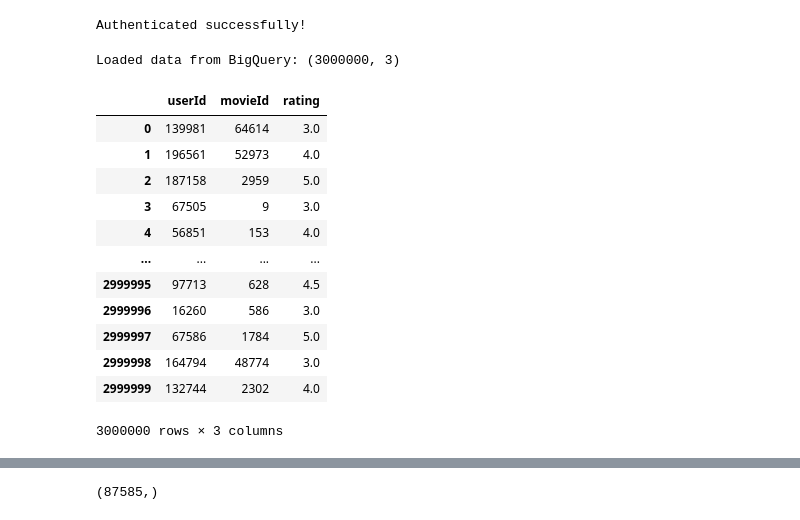
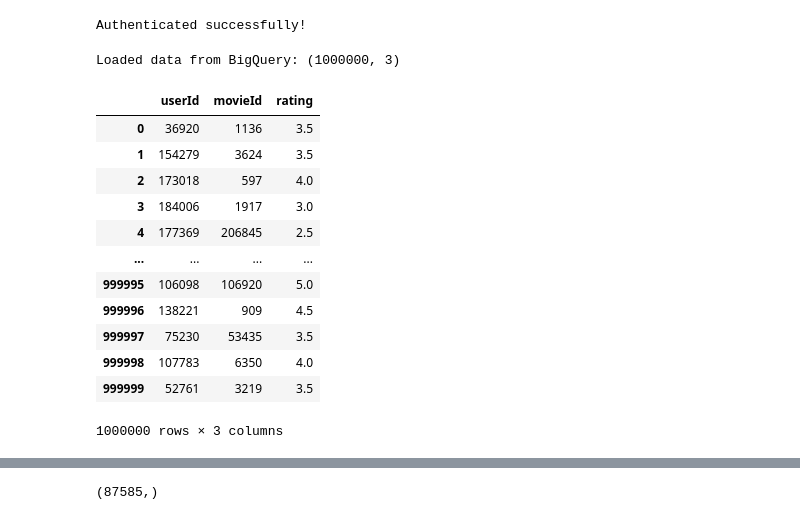
Before and after one commit to oliverramsaygray/film_wizard, a Jupyter notebook: notebooks/SVD_GridSearch_FW_model_v4_ORG.ipynb, the cells around one changed output, grey strips where cells are left out. Cells and saved outputs as stored; diff of their text form; code cells hidden in the pictures.

```diff
--- a/notebooks/SVD_GridSearch_FW_model_v4_ORG.ipynb
+++ b/notebooks/SVD_GridSearch_FW_model_v4_ORG.ipynb
@@ -12,39 +12,39 @@ Authenticated successfully!
 # %%
 from surprise import SVD, Dataset, Reader
 from surprise.model_selection import train_test_split, cross_validate, GridSearchCV
 from surprise.accuracy import rmse
 import pandas as pd
 
 # Define batch size & dataset properties
 BATCH_SIZE = 1_000_000  # 100k rows per batch
 TOTAL_ROWS = 32_000_000  # Approximate total dataset size
 reader = Reader(rating_scale=(0.5, 5))
 
 # Fetch GL ratings data from BigQuery - dataset is basis for SVD calcs
 sample_query = """
 SELECT userId, movieId, rating
 FROM `film-wizard-453315.Grouplens.raw_grouplens_ratings`
 ORDER BY RAND()
-LIMIT 3000000
+LIMIT 1000000
 """
 gl_df = client.query(sample_query).to_dataframe()
 print("Loaded data from BigQuery:", gl_df.shape)
 gl_df
 # %% [output]
-Loaded data from BigQuery: (3000000, 3)
+Loaded data from BigQuery: (1000000, 3)
 |  | userId | movieId | rating |
-| 0 | 139981 | 64614 | 3.0 |
-| 1 | 196561 | 52973 | 4.0 |
-| 2 | 187158 | 2959 | 5.0 |
-| 3 | 67505 | 9 | 3.0 |
-| 4 | 56851 | 153 | 4.0 |
+| 0 | 36920 | 1136 | 3.5 |
+| 1 | 154279 | 3624 | 3.5 |
+| 2 | 173018 | 597 | 4.0 |
+| 3 | 184006 | 1917 | 3.0 |
+| 4 | 177369 | 206845 | 2.5 |
 | ... | ... | ... | ... |
-| 2999995 | 97713 | 628 | 4.5 |
-| 2999996 | 16260 | 586 | 3.0 |
-| 2999997 | 67586 | 1784 | 5.0 |
-| 2999998 | 164794 | 48774 | 3.0 |
-| 2999999 | 132744 | 2302 | 4.0 |
+| 999995 | 106098 | 106920 | 5.0 |
+| 999996 | 138221 | 909 | 4.5 |
+| 999997 | 75230 | 53435 | 3.5 |
+| 999998 | 107783 | 6350 | 4.0 |
+| 999999 | 52761 | 3219 | 3.5 |
-3000000 rows × 3 columns
+1000000 rows × 3 columns
 # %%
 # CSV input from new user
 path_to_csv = '/Users/oliverramsaygray/code/oliverramsaygray/film_wizard/raw_data/letterboxd-oliverramsay-2025-03-13-15-05-utc/new_user_ratings_v3.csv'
```
Also changed, not shown: parts of 10 cells of this notebook.
